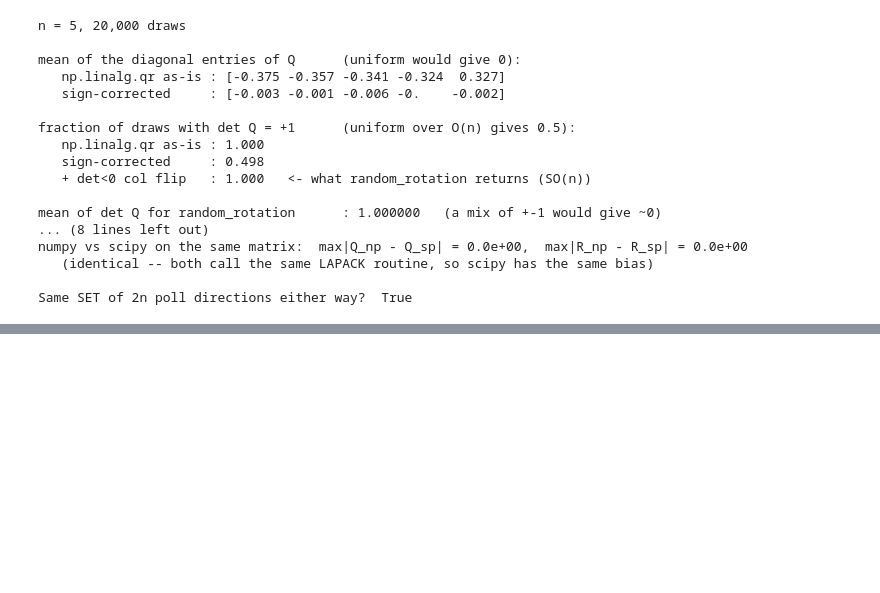
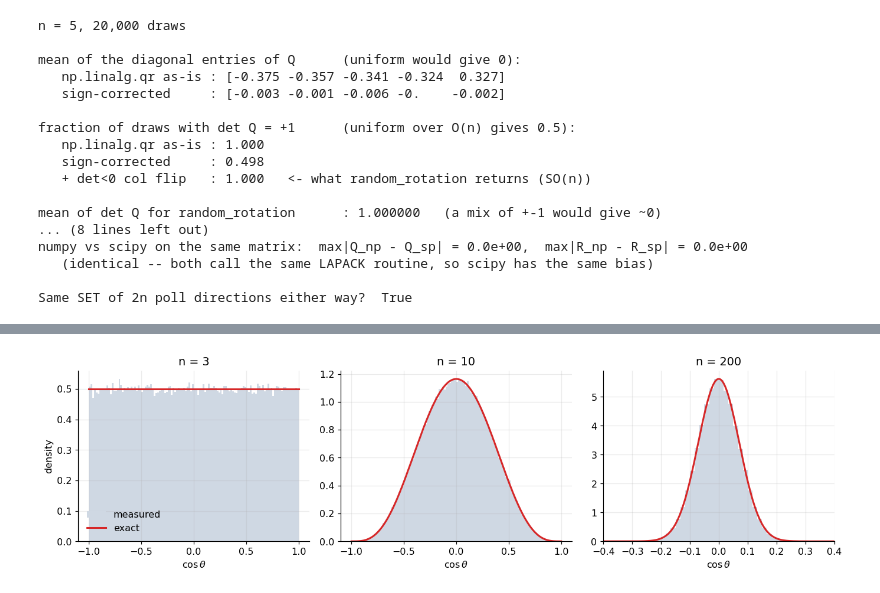
Before and after one commit to hbprosper/mlinphysics, a Jupyter notebook: Labs/01.Perceptron/code/01_why_high_dimension_is_different.ipynb, the cells around one changed output, grey strips where cells are left out. Cells and saved outputs as stored; diff of their text form; code cells hidden in the pictures; blank space fills up the shorter version.

Commit message:
add derivation of prob. density of costheta

```diff
--- a/Labs/01.Perceptron/code/01_why_high_dimension_is_different.ipynb
+++ b/Labs/01.Perceptron/code/01_why_high_dimension_is_different.ipynb
@@ -532,0 +658,73 @@ Same SET of 2n poll directions either way?  True
+# %%
+# ---------------------------------------------------------------------------
+# Appendix B: checking the closed form. Self-contained; takes a few seconds.
+# ---------------------------------------------------------------------------
+from scipy.special import gammaln, betainc, beta as Beta_fn
+from scipy.integrate import quad
+
+def p_cos(t, n):
+    """Exact density of cos(theta) between two random directions in n dims."""
+    return (1 - t**2)**((n - 3)/2) / Beta_fn(0.5, (n - 1)/2)
+
+def E_abs_cos(n):
+    """Exact E|cos(theta)| = 2 Gamma(n/2) / ((n-1) sqrt(pi) Gamma((n-1)/2)).
+
+    gammaln is log(Gamma); using it and exponentiating avoids overflow, since
+    Gamma(200) is far beyond the largest representable float.
+    """
+    return 2*np.exp(gammaln(n/2) - gammaln((n - 1)/2)) / ((n - 1)*np.sqrt(np.pi))
+
+def sample_cos(n, K, rng):
+    """K samples of cos(theta) between two independent random directions."""
+    a = rng.standard_normal((K, n)); a /= np.linalg.norm(a, axis=1, keepdims=True)
+    b = rng.standard_normal((K, n)); b /= np.linalg.norm(b, axis=1, keepdims=True)
+    return np.sum(a*b, axis=1)                       # row-wise dot products
+
+rng_ap = np.random.default_rng(0)
+
+# ---- the money plot: measured histogram against the exact curve ------------
+fig, axes = plt.subplots(1, 3, figsize=(12.6, 3.6))
+for ax, n in zip(axes, (3, 10, 200)):
+    t = sample_cos(n, 300_000, rng_ap)
+    ax.hist(t, bins=np.linspace(-1, 1, 121), density=True, color="#cfd8e3",
+            edgecolor="none", label="measured")
+    tt = np.linspace(-0.999, 0.999, 600)
+    ax.plot(tt, p_cos(tt, n), lw=2, color="#d62728", label="exact")
+    ax.set(xlabel=r"$\cos\theta$", ylabel="density" if n == 3 else "",
+           title=f"n = {n}")
+    if n == 3: ax.legend()
+    if n == 200: ax.set_xlim(-0.4, 0.4)     # zoom: the spike is very narrow
+plt.tight_layout(); plt.show()
+
+# ---- E|cos| : exact vs measured vs the large-n asymptotic ------------------
+print(f"{'n':>5}{'exact E|cos|':>15}{'measured':>12}{'sqrt(2/pi n)':>15}{'asympt. err':>13}")
+for n in (2, 3, 10, 50, 200, 400):
+    mc = np.abs(sample_cos(n, 200_000, rng_ap)).mean()
+    ex, asy = E_abs_cos(n), np.sqrt(2/(np.pi*n))
+    print(f"{n:>5}{ex:>15.4f}{mc:>12.4f}{asy:>15.4f}{abs(asy/ex-1):>12.1%}")
+print("\n   exact closed forms:  n=2 -> 2/pi =", round(2/np.pi, 6),
+      "  n=3 -> 1/2 =", round(E_abs_cos(3), 6))
+
+# ---- the cap fraction is just this density's tail --------------------------
+print(f"\n{'n':>5}{'theta':>7}{'0.5*betainc(...)':>20}{'integral of p(t)':>20}")
+for n in (5, 20, 200):
+    th = np.pi/3                                     # 60 degrees
+    cap = 0.5*betainc((n - 1)/2, 0.5, np.sin(th)**2)
+    tail, _ = quad(p_cos, np.cos(th), 1, args=(n,), limit=200)
+    print(f"{n:>5}{60:>7}{cap:>20.6e}{tail:>20.6e}")
+
+# ---- Fisher 1915: the null distribution of the correlation coefficient -----
+print("\nFisher's r for N paired samples == cos(theta) in n = N-1 dimensions")
+for N in (5, 8, 20):
+    r = []
+    for _ in range(20_000):
+        x = rng_ap.standard_normal(N); y = rng_ap.standard_normal(N)
+        x -= x.mean(); y -= y.mean()                 # mean removal costs 1 dim
+        r.append(x @ y / (np.linalg.norm(x)*np.linalg.norm(y)))
+    r = np.array(r)
+    n = N - 1
+    # compare measured mean |r| with the exact formula at n = N-1
+    print(f"   N={N:>3} -> n={n:>3}:  measured E|r| = {np.abs(r).mean():.4f},"
+          f"   exact E|cos| = {E_abs_cos(n):.4f}")
+# %% [output]
+[figure, added]
```
Also changed, not shown: parts of 6 cells of this notebook.
